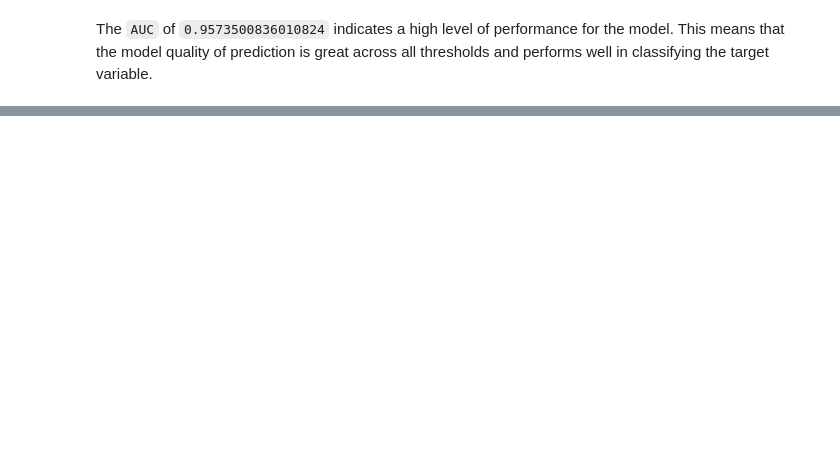
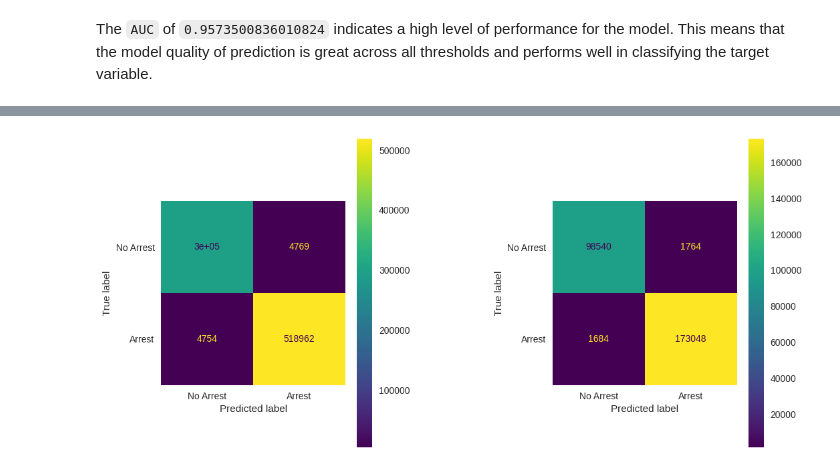
Before and after one commit to robertmbau/Terry_Stops, a Jupyter notebook: terry_stops.ipynb, the cells around one changed output, grey strips where cells are left out. Cells and saved outputs as stored; diff of their text form; code cells hidden in the pictures; blank space fills up the shorter version.

```diff
--- a/terry_stops.ipynb
+++ b/terry_stops.ipynb
@@ -509,6 +536,5 @@ This means that the model quality of prediction is great across all thresholds a
 Given the scores the first model produced, the second model should hopefully improve on that
 # %%
 # instantiating and fitting
-knn = KNeighborsClassifier()
-
-second_model = knn.fit(X_train_ohe, y_train_second)
+dt = DecisionTreeClassifier()
+dt.fit(X_train_ohe, y_train_second)
@@ -524,0 +543,3 @@ plot_cf(second_model,X_train_ohe,y_train_second,X_test_ohe,y_test_second)
+# %%
+y_preds_train = dt.predict(X_train_ohe)
+y_preds_test = dt.predict(X_test_ohe)
@@ -524,0 +560,24 @@ plot_cf(second_model,X_train_ohe,y_train_second,X_test_ohe,y_test_second)
+# %%
+cf = confusion_matrix(y_train_second, y_preds_train)
+cf2 = confusion_matrix(y_test_second, y_preds_test)
+# %%
+# Create the ConfusionMatrixDisplay objects
+labels = ['No Arrest', 'Arrest']
+disp = ConfusionMatrixDisplay(confusion_matrix=cf, display_labels=labels)
+disp2 = ConfusionMatrixDisplay(confusion_matrix=cf2, display_labels=labels)
+
+# Create the subplots
+fig, (ax1, ax2) = plt.subplots(ncols=2, figsize=(12, 6))
+
+# Plot the confusion matrix on the first subplot
+disp.plot(ax=ax1)
+ax1.grid(False)
+
+# Plot the confusion matrix on the second subplot
+disp2.plot(ax=ax2)
+ax2.grid(False)
+plt.subplots_adjust(wspace=0.7)
+# Show the plot
+plt.show()
+# %% [output]
+[figure, added]
```
Also changed, not shown: parts of 15 cells of this notebook, 1 other file.
